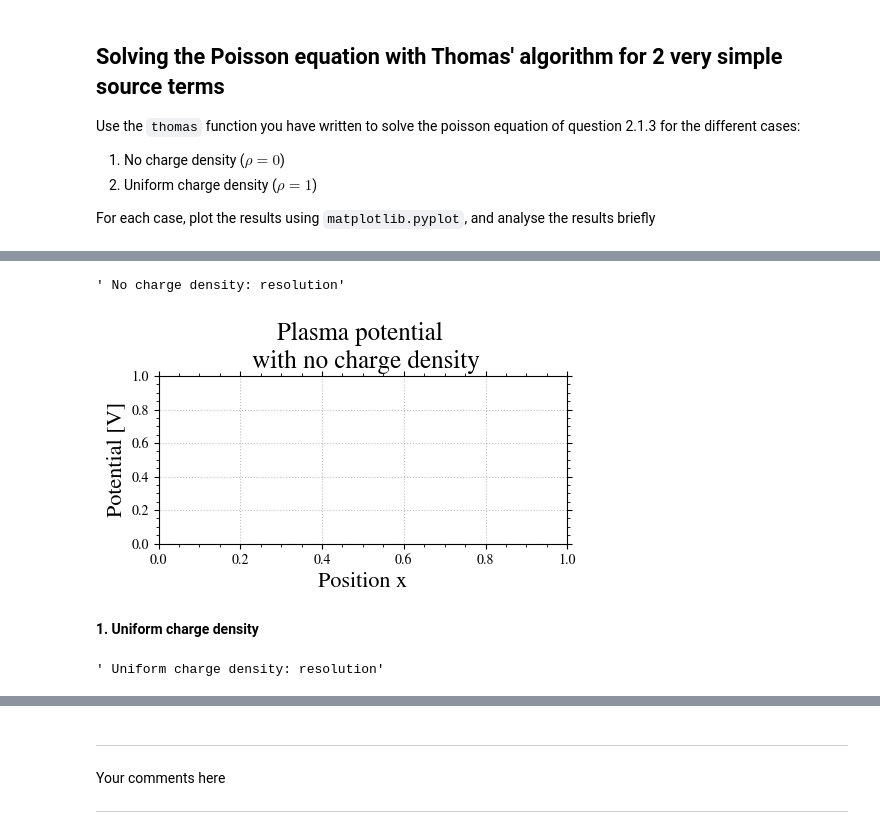
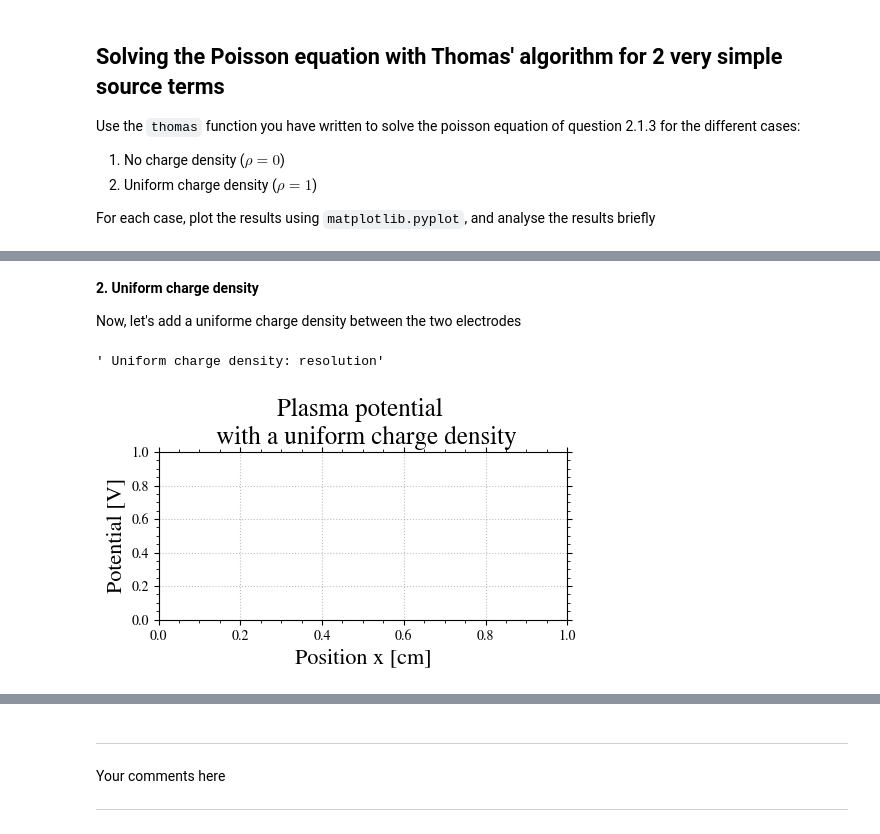
Before and after one commit to antoinetavant/TP_M2, a Jupyter notebook: notebooks/TP1_Poisson_1D.ipynb, the cells around one changed output, grey strips where cells are left out. Cells and saved outputs as stored; diff of their text form; code cells hidden in the pictures.

```diff
--- a/notebooks/TP1_Poisson_1D.ipynb
+++ b/notebooks/TP1_Poisson_1D.ipynb
@@ -146,0 +263,4 @@ Lx = 1   # size of the domain
+# %% [markdown]
+**2. Uniform charge density**
+
+Now, let's add a uniforme charge density between the two electrodes
@@ -147,18 +269,15 @@ Lx = 1   # size of the domain
 # %%
-""" No charge density: resolution"""
-
-# write your code here
+""" Uniform charge density: resolution"""
+# write your code here to take intoo account the charge density
 # %% [output]
-' No charge density: resolution'
+' Uniform charge density: resolution'
 # %%
 """No charge density: results"""
 plt.figure(figsize=(5,3))
-plt.title("Plasma potential \n with no charge density")
+plt.title("Plasma potential \n with a uniform charge density")
 plt.ylabel("Potential [V]")
-plt.xlabel("Position x")
+plt.xlabel("Position x [cm]")
 plt.tight_layout()
 # Genergate the figure here
 # %% [output]
-[figure, old version]
+[figure, new version]
-# %% [markdown]
-**1. Uniform charge density**
@@ -167,6 +283,0 @@ b = np.ones(N)  # source therm
-# %%
-""" Uniform charge density: resolution"""
-
-# write your code here
-# %% [output]
-' Uniform charge density: resolution'
```
Also changed, not shown: parts of 34 cells of this notebook, 1 other file.
